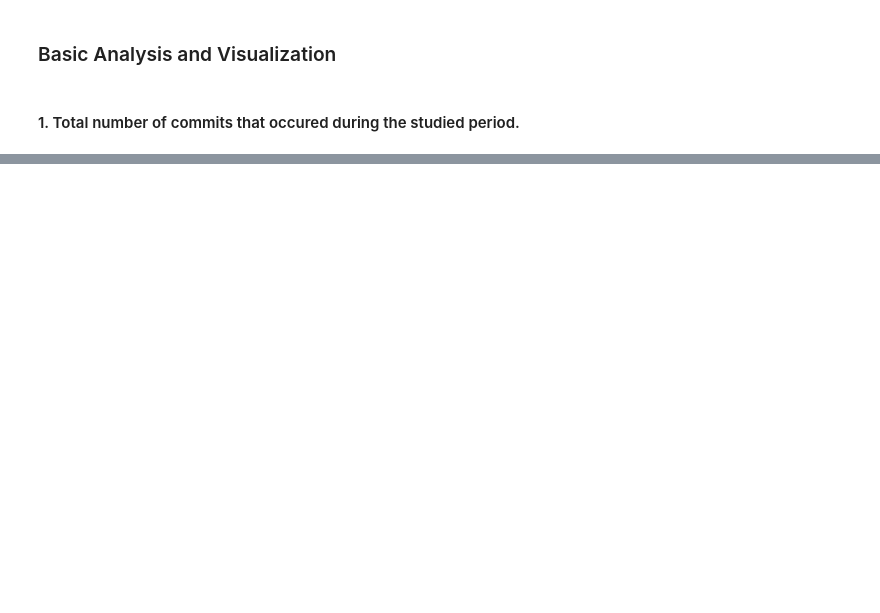
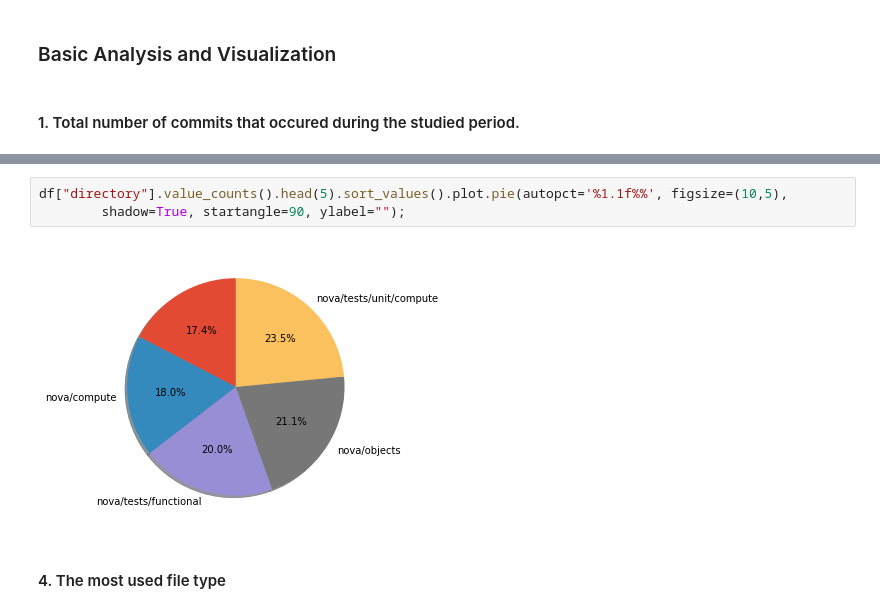
Before and after one commit to TempleOkosun/Mining-OpenStackNova, a Jupyter notebook: Mining OpenStackNova Repo Notebook.ipynb, the cells around one changed output, grey strips where cells are left out. Cells and saved outputs as stored; diff of their text form; blank space fills up the shorter version.

```diff
--- a/Mining OpenStackNova Repo Notebook.ipynb
+++ b/Mining OpenStackNova Repo Notebook.ipynb
@@ -221,4 +216,11 @@ nova                            12
 Name: directory, dtype: int64
+# %%
+df["directory"].value_counts().head(5).sort_values().plot.pie(autopct='%1.1f%%', figsize=(10,5),
+        shadow=True, startangle=90, ylabel="");
+# %% [output]
+[figure, added]
+# %% [markdown]
+#### 4. The most used file type
 # %%
 df["file_type"].value_counts()
 # %% [output]
```
Also changed, not shown: parts of 17 cells of this notebook.
